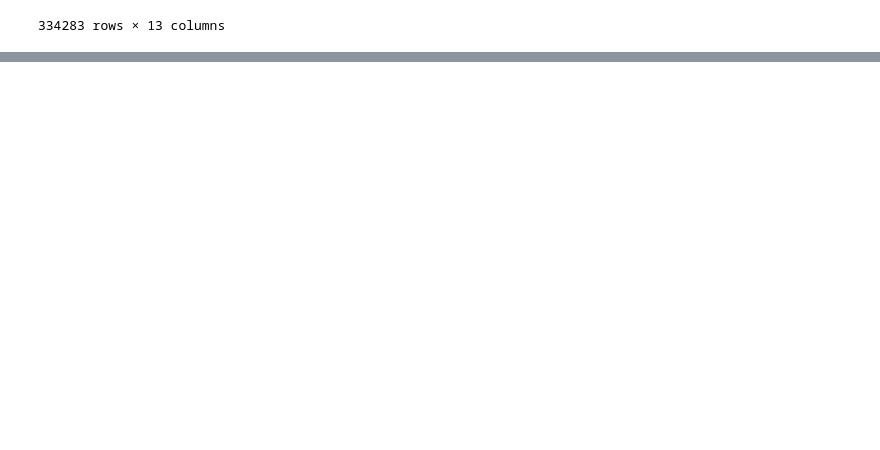
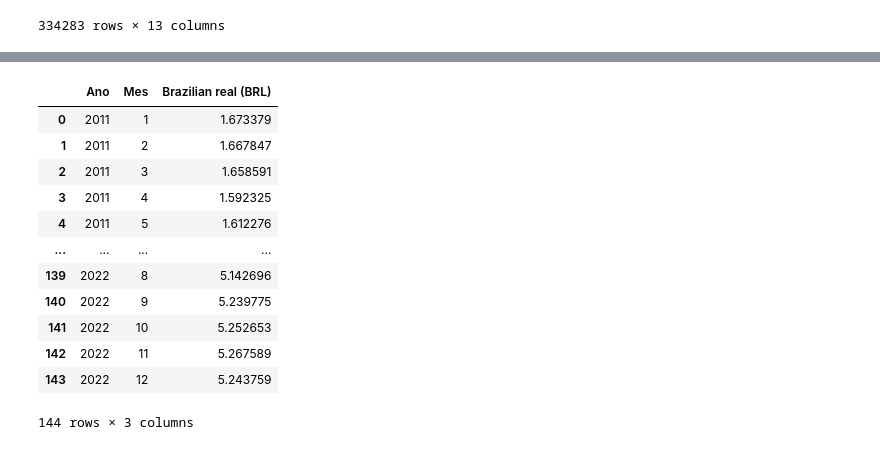
Before and after one commit to estevaocardoso/projetos-estevao, a Jupyter notebook: DISSERTAÇÃO/rascunhos.ipynb, the cells around one changed output, grey strips where cells are left out. Saved outputs shown, nothing was run; the diff lists cells and outputs as text; code cells hidden in the pictures; blank space fills up the shorter version.

```diff
--- a/DISSERTAÇÃO/rascunhos.ipynb
+++ b/DISSERTAÇÃO/rascunhos.ipynb
@@ -238,3 +237,8 @@ merged_df
 | 334281 | IA113822 | LUBRIZOL DO BRASIL ADITIVOS LTDA | RJ | LUBRIZOL HOLDINGS NETHERLANDS B.V. | Países Baixos | ... |
 | 334282 | IA113822 | LUBRIZOL DO BRASIL ADITIVOS LTDA | RJ | LUBRIZOL HOLDINGS NETHERLANDS B.V. | Países Baixos | ... |
 334283 rows × 13 columns
+# %%
+import pandas as pd
+
+baseexcg = pd.read_csv("exchange rate 2008-2024.csv", sep=';')
+baseexcg
@@ -240,0 +259,29 @@ merged_df
+# %%
+baseexcg.rename(columns=lambda x: x.strip(), inplace=True)
+baseexcg.replace(',','.', regex=True, inplace=True)
+baseexcg['Date'] = pd.to_datetime(baseexcg['Date'], errors='coerce')
+# %%
+teste = baseexcg[['Brazilian real   (BRL)', 'Date']]
+teste['Date'] = pd.to_datetime(teste['Date'])
+teste_filtrado = teste[teste['Date'].dt.year.between(2011, 2022)]
+teste_filtrado['Ano'] = teste_filtrado['Date'].dt.year
+teste_filtrado['Mes'] = teste_filtrado['Date'].dt.month
+teste_filtrado['Brazilian real   (BRL)'] = pd.to_numeric(teste_filtrado['Brazilian real   (BRL)'])
+colunas_numericas = teste_filtrado.select_dtypes(include=['float64', 'int64']).columns
+teste_agrupado = teste_filtrado.groupby(['Ano', 'Mes'])['Brazilian real   (BRL)'].mean().reset_index()
+# %%
+teste_agrupado
+# %% [output]
+|  | Ano | Mes | Brazilian real (BRL) |
+| 0 | 2011 | 1 | 1.673379 |
+| 1 | 2011 | 2 | 1.667847 |
+| 2 | 2011 | 3 | 1.658591 |
+| 3 | 2011 | 4 | 1.592325 |
+| 4 | 2011 | 5 | 1.612276 |
+| ... | ... | ... | ... |
+| 139 | 2022 | 8 | 5.142696 |
+| 140 | 2022 | 9 | 5.239775 |
+| 141 | 2022 | 10 | 5.252653 |
+| 142 | 2022 | 11 | 5.267589 |
+| 143 | 2022 | 12 | 5.243759 |
+144 rows × 3 columns
```
Also changed, not shown: parts of 5 cells of this notebook, 4 other files.
